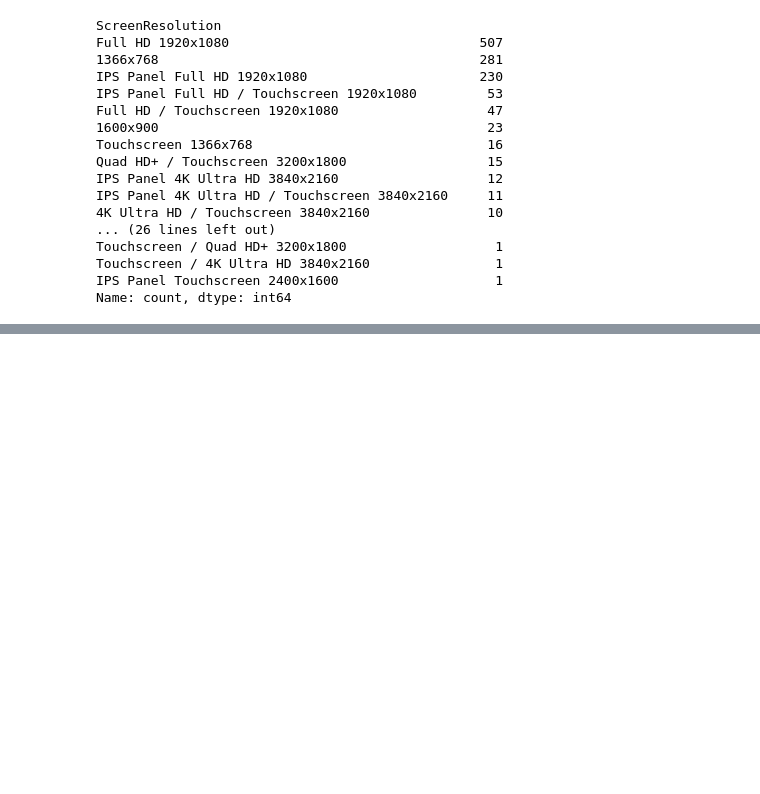
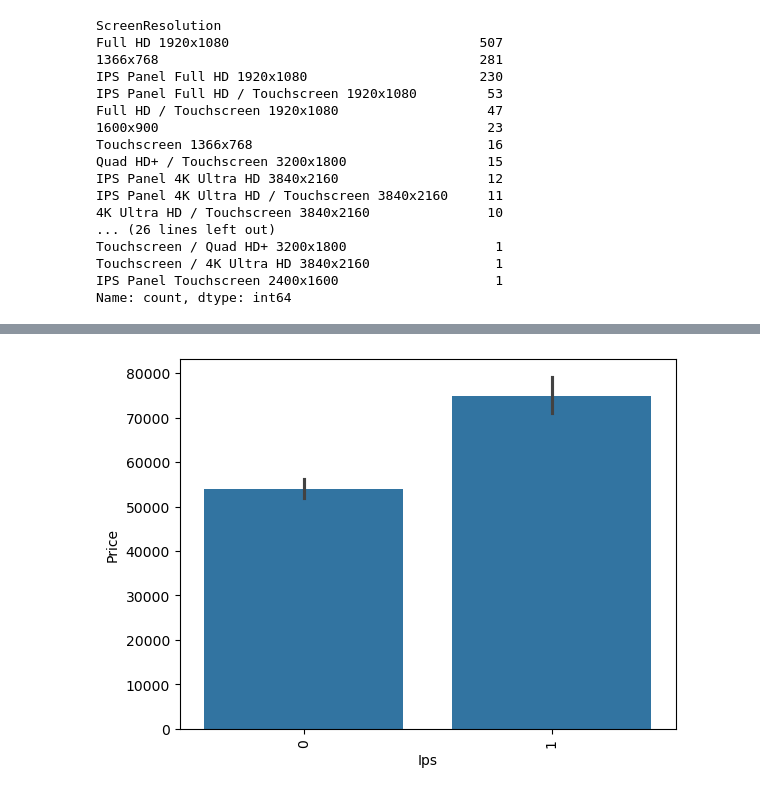
Before and after one commit to vanix056/Laptop_Price_predictor, a Jupyter notebook: Laptop_price_predictor.ipynb, the cells around one changed output, grey strips where cells are left out. Cells and saved outputs as stored; diff of their text form; code cells hidden in the pictures; blank space fills up the shorter version.

```diff
--- a/Laptop_price_predictor.ipynb
+++ b/Laptop_price_predictor.ipynb
@@ -162,0 +211,6 @@ Name: count, dtype: int64
+# %%
+sb.barplot(x=read_csv['Ips'],y=read_csv['Price'])
+plt.xticks(rotation='vertical')
+plt.show()
+# %% [output]
+[figure, added]
```
Also changed, not shown: parts of 13 cells of this notebook.
